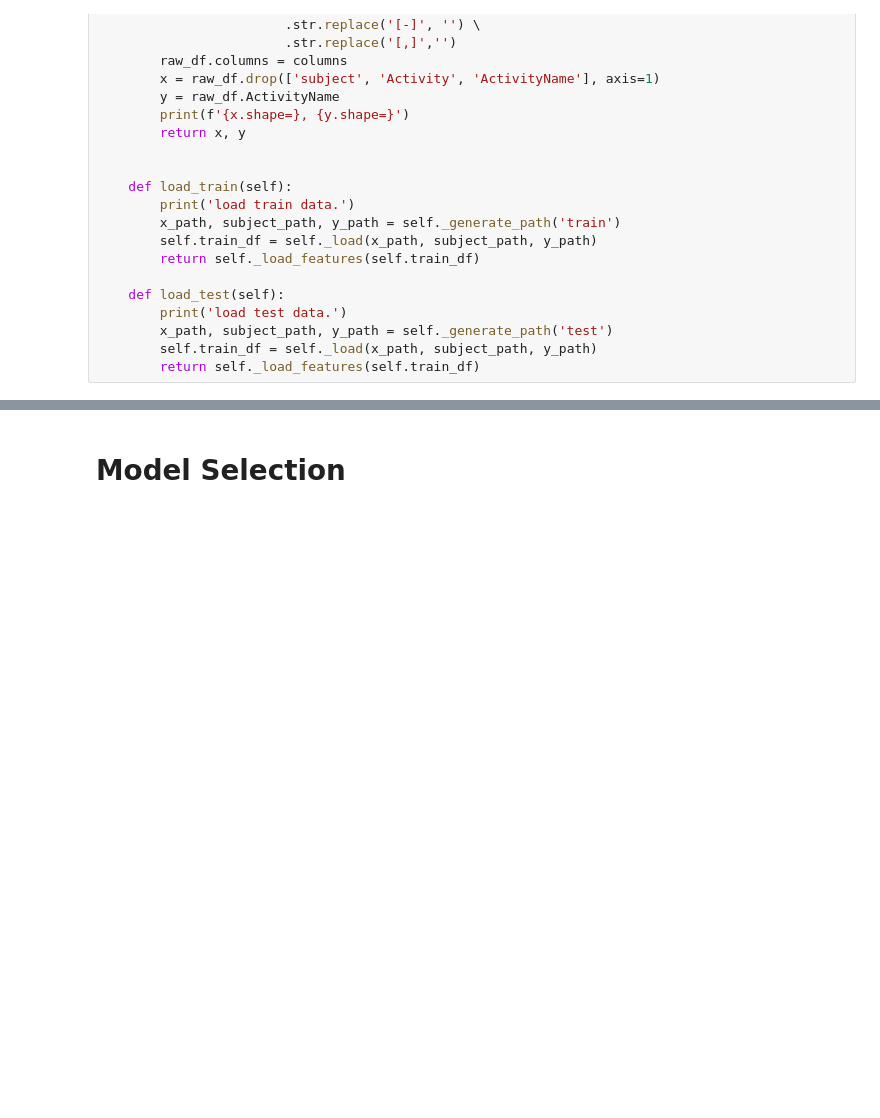
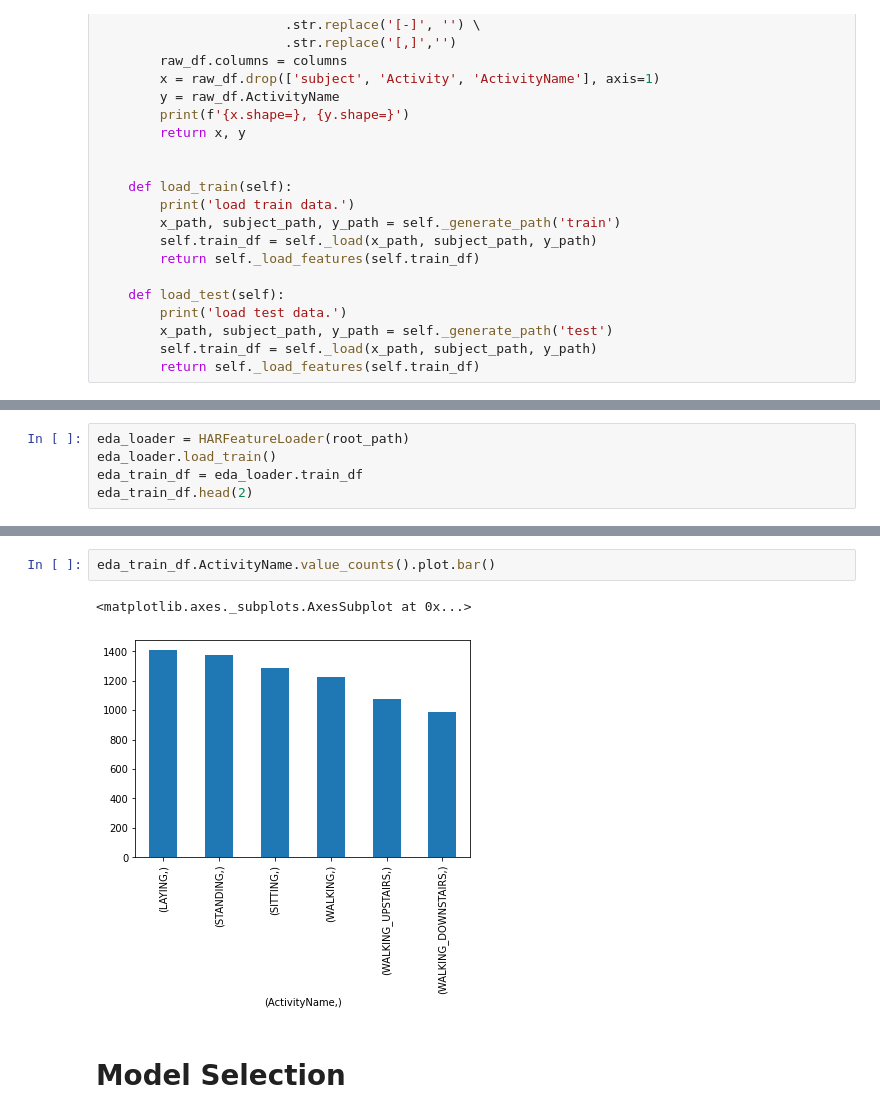
Before and after one commit to felixzhao/HARDataset, a Jupyter notebook: Halter_V1_final_report.ipynb, the cells around one changed output, grey strips where cells are left out. Saved outputs shown, nothing was run; the diff lists cells and outputs as text; blank space fills up the shorter version.

```diff
--- a/Halter_V1_final_report.ipynb
+++ b/Halter_V1_final_report.ipynb
@@ -212,0 +215,5 @@ class HARFeatureLoader:
+# %%
+eda_loader = HARFeatureLoader(root_path)
+eda_loader.load_train()
+eda_train_df = eda_loader.train_df
+eda_train_df.head(2)
@@ -213,3 +241,8 @@ class HARFeatureLoader:
+# %%
+eda_train_df.ActivityName.value_counts().plot.bar()
+# %% [output]
+<matplotlib.axes._subplots.AxesSubplot at 0x...>
+[figure, added]
 # %% [markdown]
 # Model Selection
 # %% [markdown]
```
Also changed, not shown: parts of 4 cells of this notebook.
